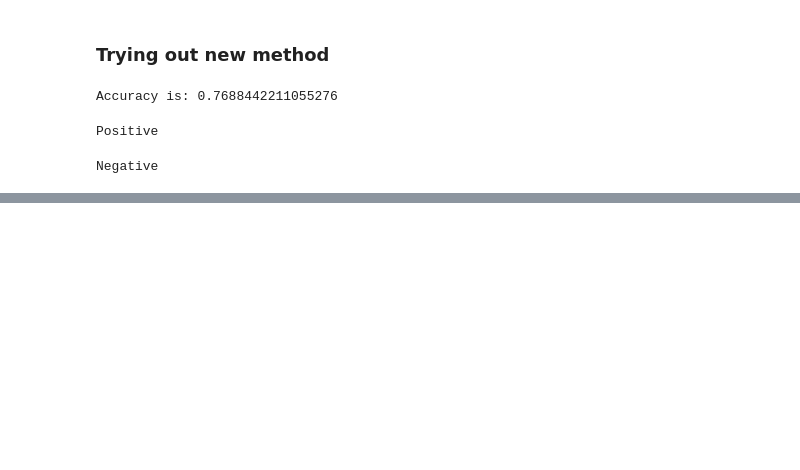
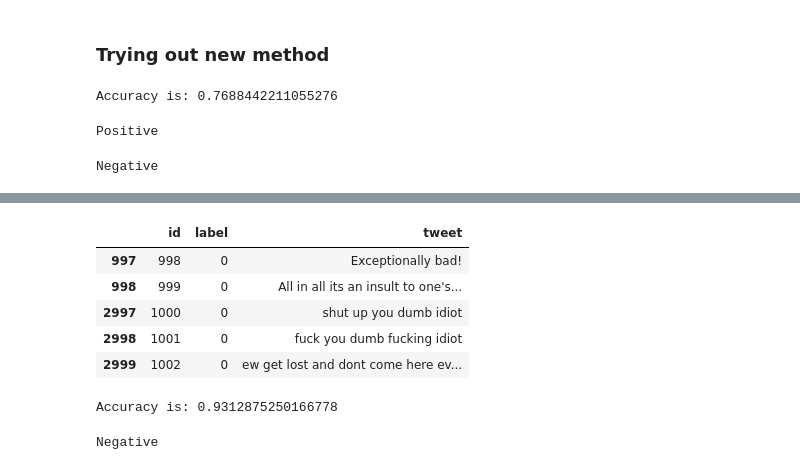
Before and after one commit to PriyanshiChandra/text-tone-detector, a Jupyter notebook: Amazon_reviews_analysis.ipynb, the cells around one changed output, grey strips where cells are left out. Cells and saved outputs as stored; diff of their text form; code cells hidden in the pictures; blank space fills up the shorter version.

```diff
--- a/Amazon_reviews_analysis.ipynb
+++ b/Amazon_reviews_analysis.ipynb
@@ -207,0 +189,26 @@ ValueError: dimension mismatch
+# %%
+new_dataset=amazon.append(yelp)
+# %%
+imdb=pd.read_csv("training-models/imdb.csv")
+imdb.head()
+def convert_int(text):
+    return int(text)
+
+imdb['label']=imdb['label'].apply(convert_int)
+# %%
+new_dataset=new_dataset.append(imdb)
+# %%
+new_dataset['label'].value_counts()
+
+new_dataset.loc[len(new_dataset.index)] = [1000, 0, 'shut up you dumb idiot']
+new_dataset.loc[len(new_dataset.index)] = [1001, 0, 'fuck you dumb fucking idiot']
+new_dataset.loc[len(new_dataset.index)] = [1002, 0, 'ew get lost and dont come here ever again']
+# %%
+new_dataset.tail()
+# %% [output]
+|  | id | label | tweet |
+| 997 | 998 | 0 | Exceptionally bad! |
+| 998 | 999 | 0 | All in all its an insult to one's... |
+| 2997 | 1000 | 0 | shut up you dumb idiot |
+| 2998 | 1001 | 0 | fuck you dumb fucking idiot |
+| 2999 | 1002 | 0 | ew get lost and dont come here ev... |
@@ -207,0 +241,20 @@ ValueError: dimension mismatch
+# %%
+train_data = dataset[:1199]
+test_data = dataset[1200:]
+from nltk import classify
+from nltk import NaiveBayesClassifier
+new_classifier = NaiveBayesClassifier.train(dataset)
+
+print("Accuracy is:", classify.accuracy(new_classifier, dataset))
+# %% [output]
+Accuracy is: 0.9312875250166778
+# %%
+custom = "shut up you dumb idiot"
+custom=clear_tweets(custom)
+custom=tokenize_tweets(custom)
+custom=stopword_removal(custom)
+custom=stemming_tweets(custom)
+custom=tokenize_tweets(custom)
+print(new_classifier.classify(dict([token, True] for token in custom)))
+# %% [output]
+Negative
```
Also changed, not shown: parts of 12 cells of this notebook, 2 other files.
